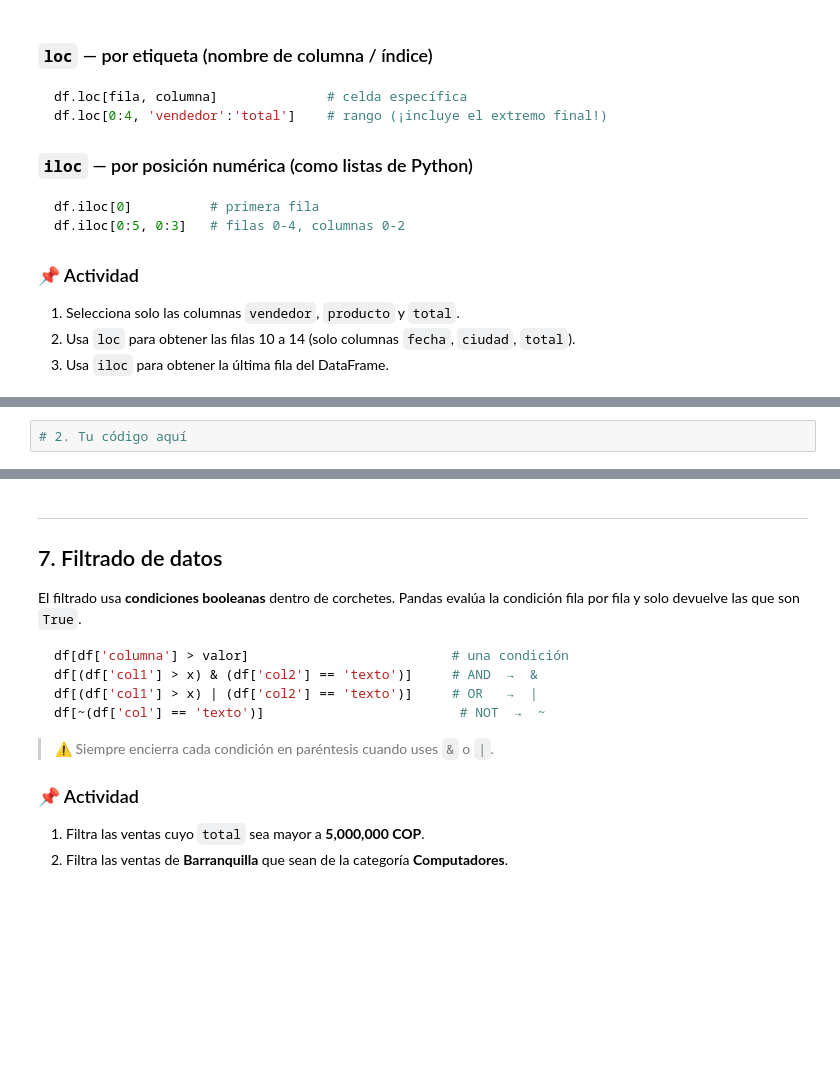
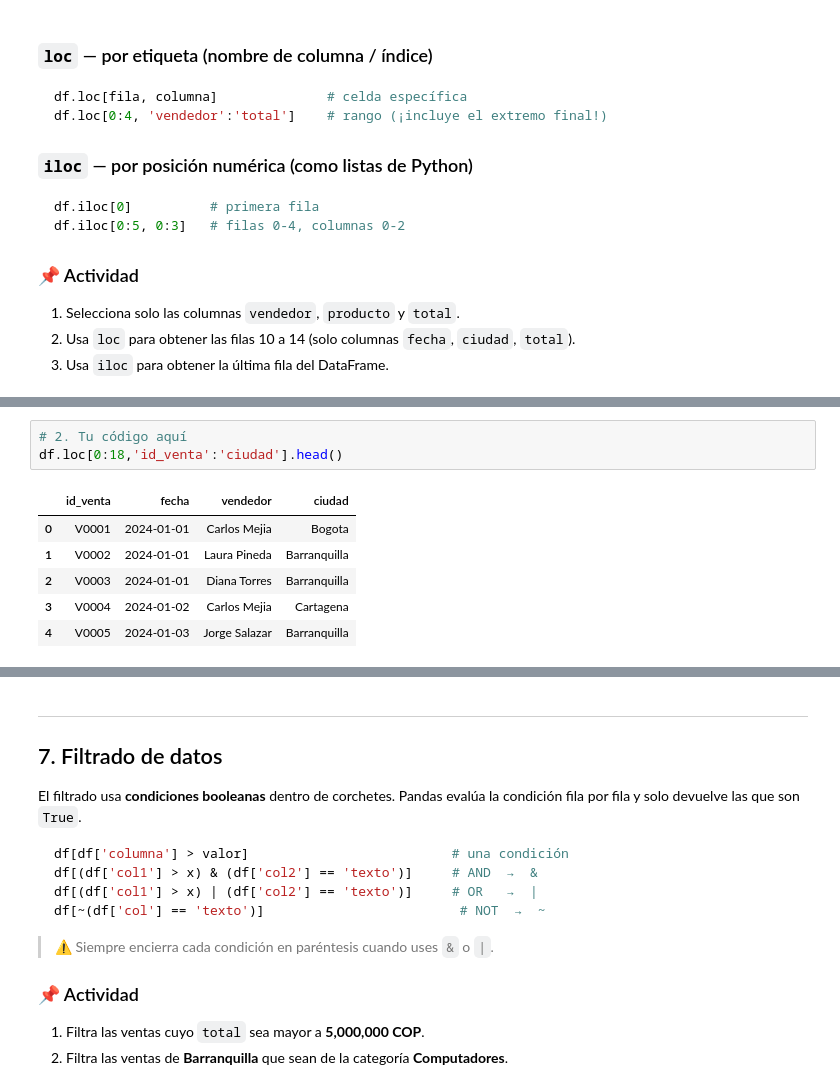
Before and after one commit to hdtamara/programacion_2, a Jupyter notebook: modulo_2_pandas/taller_pandas.ipynb, the cells around one changed output, grey strips where cells are left out. Drawn from its saved outputs; the diff is of its cells as text; blank space fills up the shorter version.

```diff
--- a/modulo_2_pandas/taller_pandas.ipynb
+++ b/modulo_2_pandas/taller_pandas.ipynb
@@ -273,4 +379,12 @@ df.iloc[0:5, 0:3]   # filas 0-4, columnas 0-2
 # %%
 # 2. Tu código aquí
+df.loc[0:18,'id_venta':'ciudad'].head()
+# %% [output]
+|  | id_venta | fecha | vendedor | ciudad |
+| 0 | V0001 | 2024-01-01 | Carlos Mejia | Bogota |
+| 1 | V0002 | 2024-01-01 | Laura Pineda | Barranquilla |
+| 2 | V0003 | 2024-01-01 | Diana Torres | Barranquilla |
+| 3 | V0004 | 2024-01-02 | Carlos Mejia | Cartagena |
+| 4 | V0005 | 2024-01-03 | Jorge Salazar | Barranquilla |
 # %%
 # 3. Tu código aquí
```
Also changed, not shown: parts of 14 cells of this notebook, 5 other files.
